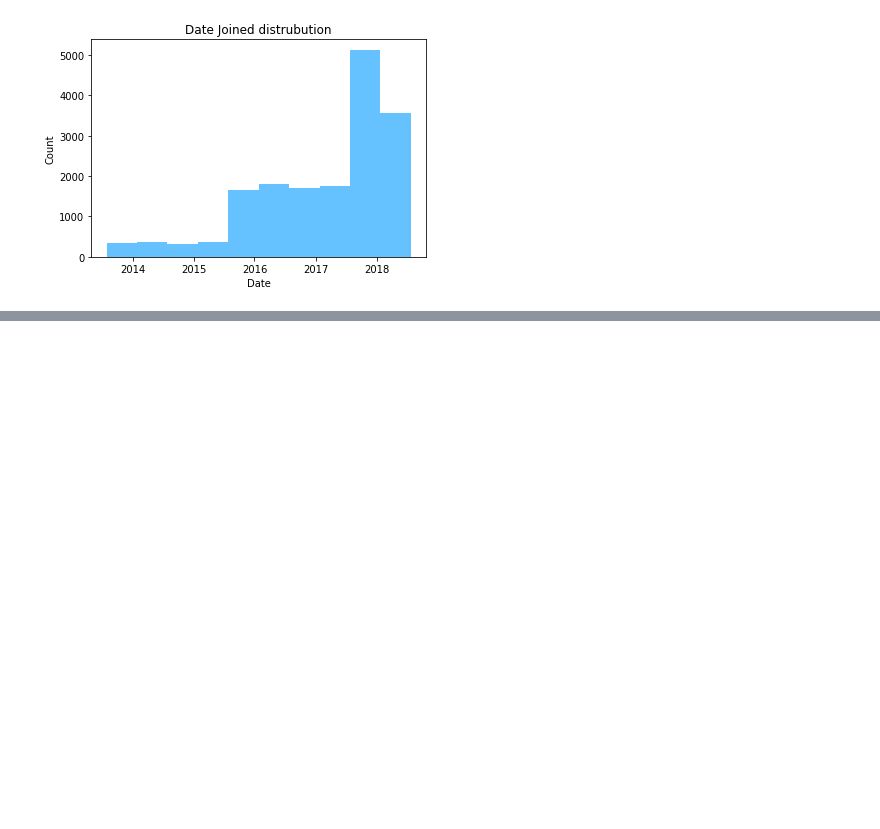
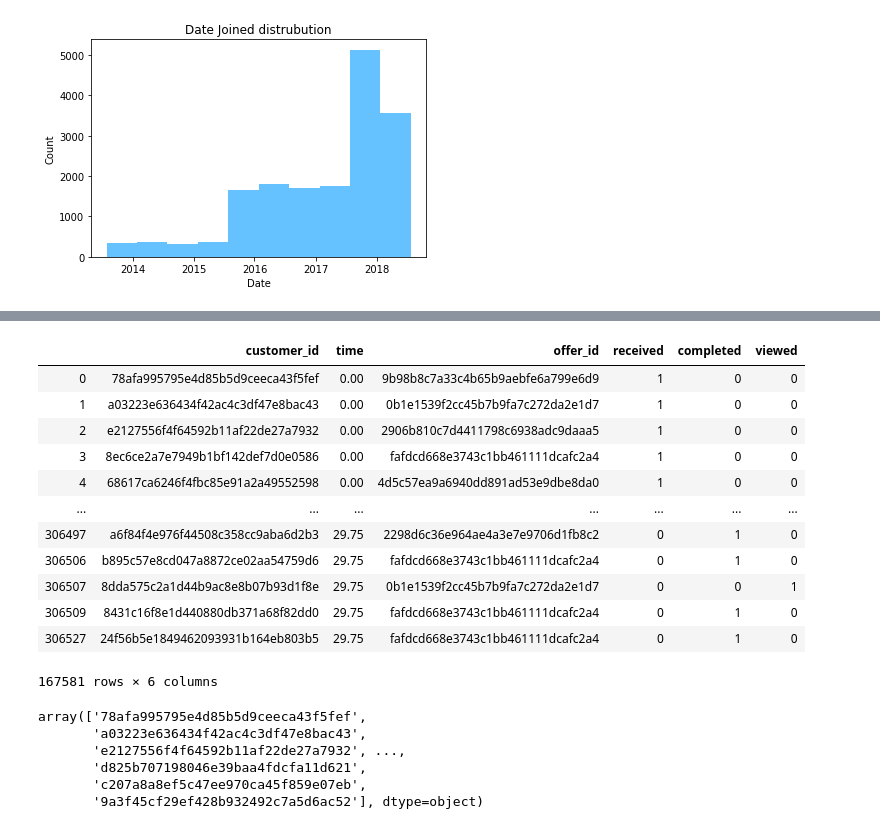
Before and after one commit to amitborkar98/Starbucks-capstone, a Jupyter notebook: Starbucks_Capstone_notebook.ipynb, the cells around one changed output, grey strips where cells are left out. Cells and saved outputs as stored; diff of their text form; code cells hidden in the pictures; blank space fills up the shorter version.

Commit message:
Explored and cleaned the transcript data

```diff
--- a/Starbucks_Capstone_notebook.ipynb
+++ b/Starbucks_Capstone_notebook.ipynb
@@ -216,0 +248,16 @@ profile.head()
+# %%
+transcript['time'] = transcript.time / 24.0
+transcript.rename(columns={"person": "customer_id"}, inplace=True)
+# %%
+def create_offer_id_col(val):
+    if list(val.keys())[0] in ['offer id', 'offer_id']:
+        return list(val.values())[0]
+
+def create_amount_col(val):
+    if list(val.keys())[0] in ['amount']:
+        return list(val.values())[0]
+
+transcript['offer_id'] = transcript.value.apply(create_offer_id_col)
+transcript['amount'] = transcript.value.apply(create_amount_col)
+transcript.amount.astype('float')
+transcript.drop(columns=['value'], inplace=True)
@@ -216,0 +299,25 @@ profile.head()
+# %%
+offers_df = transcript[transcript.event!='transaction'].copy()
+
+# one-hot encode offer event
+offers_df['received'] = offers_df.event.apply(lambda x: 1 if x == 'offer received' else 0)
+offers_df['completed'] = offers_df.event.apply(lambda x: 1 if x == 'offer completed' else 0)
+offers_df['viewed'] = offers_df.event.apply(lambda x: 1 if x == 'offer viewed' else 0)
+
+offers_df.drop(columns=['event', 'amount'], inplace=True)
+# %%
+offers_df
+# %% [output]
+|  | customer_id | time | offer_id | received | completed | viewed |
+| 0 | 78afa995795e4d85b5d9ceeca43f5fef | 0.00 | 9b98b8c7a33c4b65b9aebfe6a799e6d9 | 1 | 0 | 0 |
+| 1 | a03223e636434f42ac4c3df47e8bac43 | 0.00 | 0b1e1539f2cc45b7b9fa7c272da2e1d7 | 1 | 0 | 0 |
+| 2 | e2127556f4f64592b11af22de27a7932 | 0.00 | 2906b810c7d4411798c6938adc9daaa5 | 1 | 0 | 0 |
+| 3 | 8ec6ce2a7e7949b1bf142def7d0e0586 | 0.00 | fafdcd668e3743c1bb461111dcafc2a4 | 1 | 0 | 0 |
+| 4 | 68617ca6246f4fbc85e91a2a49552598 | 0.00 | 4d5c57ea9a6940dd891ad53e9dbe8da0 | 1 | 0 | 0 |
+| ... | ... | ... | ... | ... | ... | ... |
+| 306497 | a6f84f4e976f44508c358cc9aba6d2b3 | 29.75 | 2298d6c36e964ae4a3e7e9706d1fb8c2 | 0 | 1 | 0 |
+| 306506 | b895c57e8cd047a8872ce02aa54759d6 | 29.75 | fafdcd668e3743c1bb461111dcafc2a4 | 0 | 1 | 0 |
+| 306507 | 8dda575c2a1d44b9ac8e8b07b93d1f8e | 29.75 | 0b1e1539f2cc45b7b9fa7c272da2e1d7 | 0 | 0 | 1 |
+| 306509 | 8431c16f8e1d440880db371a68f82dd0 | 29.75 | fafdcd668e3743c1bb461111dcafc2a4 | 0 | 1 | 0 |
+| 306527 | 24f56b5e1849462093931b164eb803b5 | 29.75 | fafdcd668e3743c1bb461111dcafc2a4 | 0 | 1 | 0 |
+167581 rows × 6 columns
@@ -216,0 +368,9 @@ profile.head()
+# %%
+offers_df['customer_id'].unique()
+# %% [output]
+array(['78afa995795e4d85b5d9ceeca43f5fef',
+       'a03223e636434f42ac4c3df47e8bac43',
+       'e2127556f4f64592b11af22de27a7932', ...,
+       'd825b707198046e39baa4fdcfa11d621',
+       'c207a8a8ef5c47ee970ca45f859e07eb',
+       '9a3f45cf29ef428b932492c7a5d6ac52'], dtype=object)
```
Also changed, not shown: parts of 15 cells of this notebook.
